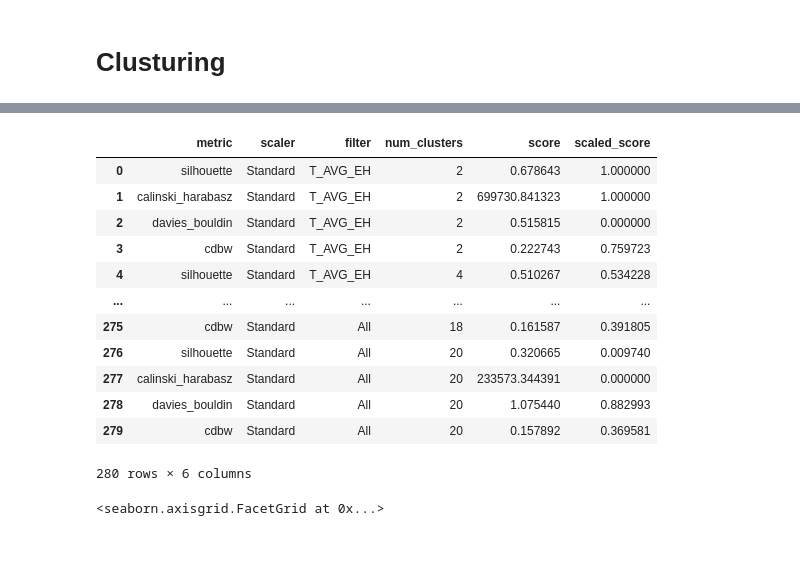
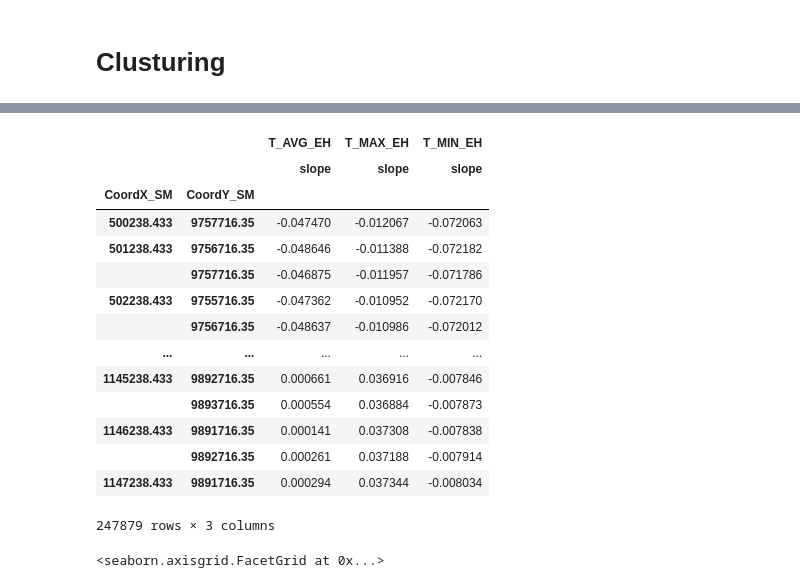
Before and after one commit to tutur90/Weather-Map-Analysis, a Jupyter notebook: mapforcast.ipynb, the cells around one changed output, grey strips where cells are left out. Saved outputs shown, nothing was run; the diff lists cells and outputs as text; code cells hidden in the pictures; blank space fills up the shorter version.

```diff
--- a/mapforcast.ipynb
+++ b/mapforcast.ipynb
@@ -172,3 +172,5 @@ def get_eval_metric(metric_name):
     else:
         raise ValueError(f"Unknown evaluation metric: {metric_name}")
     return eval_metric
+# %%
+dfc = pd.read_csv('data/mapdata_forcast.csv', header=[0,1], index_col=[0,1])
@@ -175,3 +195,21 @@ def get_eval_metric(metric_name):
+# %%
+dfc.loc[:,pd.IndexSlice[['T_AVG_EH','T_MAX_EH','T_MIN_EH'],'slope']]
+# %% [output]
+|  |  | T_AVG_EH | T_MAX_EH | T_MIN_EH |
+|  |  | slope | slope | slope |
+| CoordX_SM | CoordY_SM |  |  |  |
+| 500238.433 | 9757716.35 | -0.047470 | -0.012067 | -0.072063 |
+| 501238.433 | 9756716.35 | -0.048646 | -0.011388 | -0.072182 |
+|  | 9757716.35 | -0.046875 | -0.011957 | -0.071786 |
+| 502238.433 | 9755716.35 | -0.047362 | -0.010952 | -0.072170 |
+|  | 9756716.35 | -0.048637 | -0.010986 | -0.072012 |
+| ... | ... | ... | ... | ... |
+| 1145238.433 | 9892716.35 | 0.000661 | 0.036916 | -0.007846 |
+|  | 9893716.35 | 0.000554 | 0.036884 | -0.007873 |
+| 1146238.433 | 9891716.35 | 0.000141 | 0.037308 | -0.007838 |
+|  | 9892716.35 | 0.000261 | 0.037188 | -0.007914 |
+| 1147238.433 | 9891716.35 | 0.000294 | 0.037344 | -0.008034 |
+247879 rows × 3 columns
 # %%
 import numpy as np
 import pandas as pd
@@ -237,22 +277,6 @@ if run:
     results['scaled_score'] = results.groupby('metric')['score'].transform(lambda x: MinMaxScaler().fit_transform(x.values.reshape(-1, 1)).reshape(-1))
     results.to_csv('data/mapdata/kmeans_results.csv')
     results
-# %%
-results
-# %% [output]
-|  | metric | scaler | filter | num_clusters | score | scaled_score |
-| 0 | silhouette | Standard | T_AVG_EH | 2 | 0.678643 | 1.000000 |
-| 1 | calinski_harabasz | Standard | T_AVG_EH | 2 | 699730.841323 | 1.000000 |
-| 2 | davies_bouldin | Standard | T_AVG_EH | 2 | 0.515815 | 0.000000 |
-| 3 | cdbw | Standard | T_AVG_EH | 2 | 0.222743 | 0.759723 |
-| 4 | silhouette | Standard | T_AVG_EH | 4 | 0.510267 | 0.534228 |
-| ... | ... | ... | ... | ... | ... | ... |
-| 275 | cdbw | Standard | All | 18 | 0.161587 | 0.391805 |
-| 276 | silhouette | Standard | All | 20 | 0.320665 | 0.009740 |
-| 277 | calinski_harabasz | Standard | All | 20 | 233573.344391 | 0.000000 |
-| 278 | davies_bouldin | Standard | All | 20 | 1.075440 | 0.882993 |
-| 279 | cdbw | Standard | All | 20 | 0.157892 | 0.369581 |
-280 rows × 6 columns
 # %%
 import seaborn as sns
 
```
Also changed, not shown: parts of 4 cells of this notebook.
